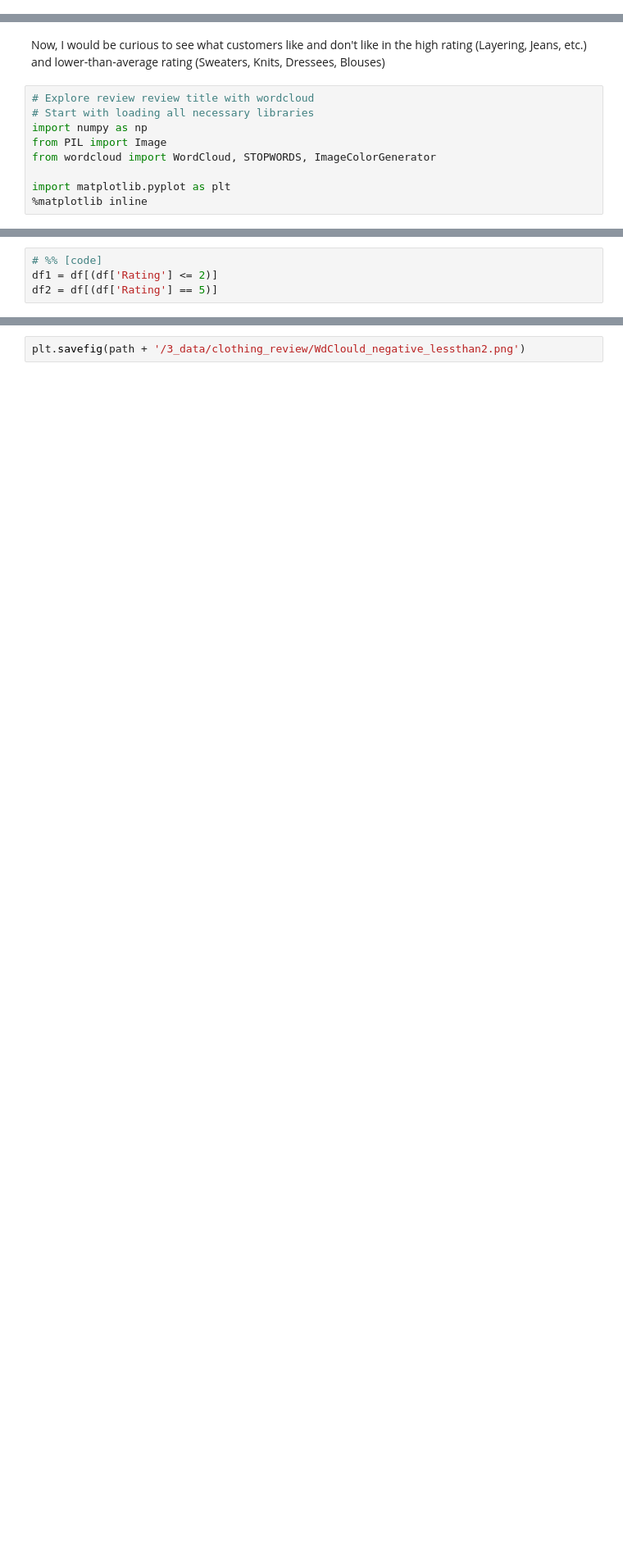
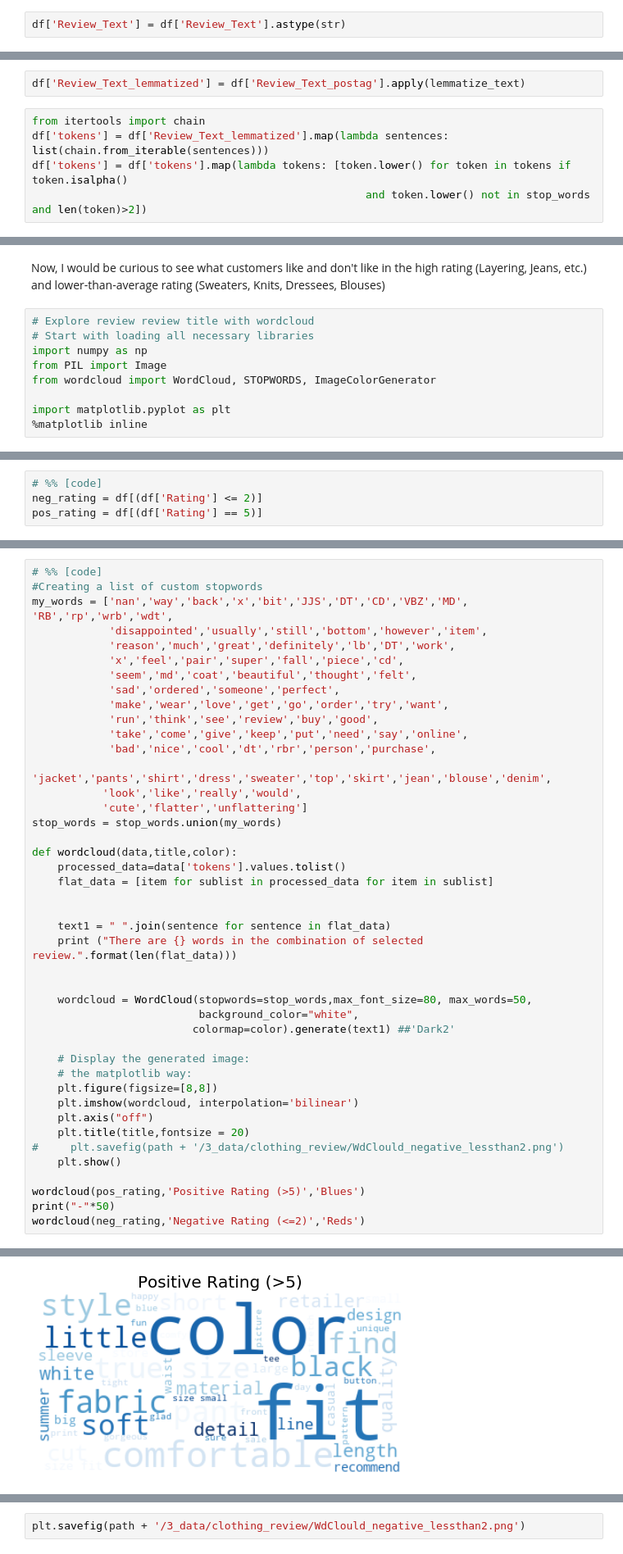
Before and after one commit to loandangnt/women-clothing, a Jupyter notebook: women_clothing_data_exploration.ipynb, the cells around one changed output, grey strips where cells are left out. Shown: that part at 82% size. Saved outputs shown, nothing was run; the diff lists cells and outputs as text; blank space fills up the shorter version.

```diff
--- a/women_clothing_data_exploration.ipynb
+++ b/women_clothing_data_exploration.ipynb
@@ -281,0 +174,2 @@ py.offline.plot(fig, filename='myplot.html')
+# %%
+df['Review_Text'] = df['Review_Text'].astype(str)
@@ -281,0 +269,7 @@ py.offline.plot(fig, filename='myplot.html')
+# %%
+df['Review_Text_lemmatized'] = df['Review_Text_postag'].apply(lemmatize_text)
+# %%
+from itertools import chain
+df['tokens'] = df['Review_Text_lemmatized'].map(lambda sentences: list(chain.from_iterable(sentences)))
+df['tokens'] = df['tokens'].map(lambda tokens: [token.lower() for token in tokens if token.isalpha()
+                                                    and token.lower() not in stop_words and len(token)>2])
@@ -308,4 +292,4 @@ import matplotlib.pyplot as plt
 # %%
 # %% [code]
-df1 = df[(df['Rating'] <= 2)]
-df2 = df[(df['Rating'] == 5)]
+neg_rating = df[(df['Rating'] <= 2)]
+pos_rating = df[(df['Rating'] == 5)]
@@ -340,0 +296,44 @@ There are 44462 words in the combination of all review.
+# %%
+# %% [code]
+#Creating a list of custom stopwords
+my_words = ['nan','way','back','x','bit','JJS','DT','CD','VBZ','MD', 'RB','rp','wrb','wdt',
+            'disappointed','usually','still','bottom','however','item',
+            'reason','much','great','definitely','lb','DT','work',
+            'x','feel','pair','super','fall','piece','cd',
+            'seem','md','coat','beautiful','thought','felt',
+            'sad','ordered','someone','perfect',
+            'make','wear','love','get','go','order','try','want',
+            'run','think','see','review','buy','good',
+            'take','come','give','keep','put','need','say','online',
+            'bad','nice','cool','dt','rbr','person','purchase',
+            'jacket','pants','shirt','dress','sweater','top','skirt','jean','blouse','denim',
+           'look','like','really','would',
+           'cute','flatter','unflattering']
+stop_words = stop_words.union(my_words)
+
+def wordcloud(data,title,color):
+    processed_data=data['tokens'].values.tolist()
+    flat_data = [item for sublist in processed_data for item in sublist]
+
+
+    text1 = " ".join(sentence for sentence in flat_data)
+    print ("There are {} words in the combination of selected review.".format(len(flat_data)))
+
+
+    wordcloud = WordCloud(stopwords=stop_words,max_font_size=80, max_words=50,
+                          background_color="white",
+                         colormap=color).generate(text1) ##'Dark2'
+
+    # Display the generated image:
+    # the matplotlib way:
+    plt.figure(figsize=[8,8])
+    plt.imshow(wordcloud, interpolation='bilinear')
+    plt.axis("off")
+    plt.title(title,fontsize = 20)
+#     plt.savefig(path + '/3_data/clothing_review/WdClould_negative_lessthan2.png')
+    plt.show()
+
+wordcloud(pos_rating,'Positive Rating (>5)','Blues')
+print("-"*50)
+wordcloud(neg_rating,'Negative Rating (<=2)','Reds')
+# %% [output]
@@ -340,0 +341 @@ There are 44462 words in the combination of all review.
+[figure, added]
```
Also changed, not shown: parts of 76 cells of this notebook.
